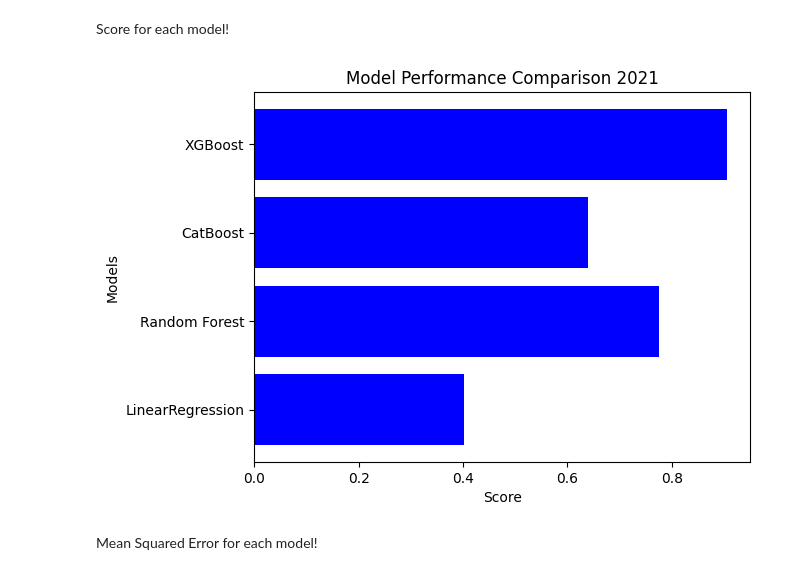
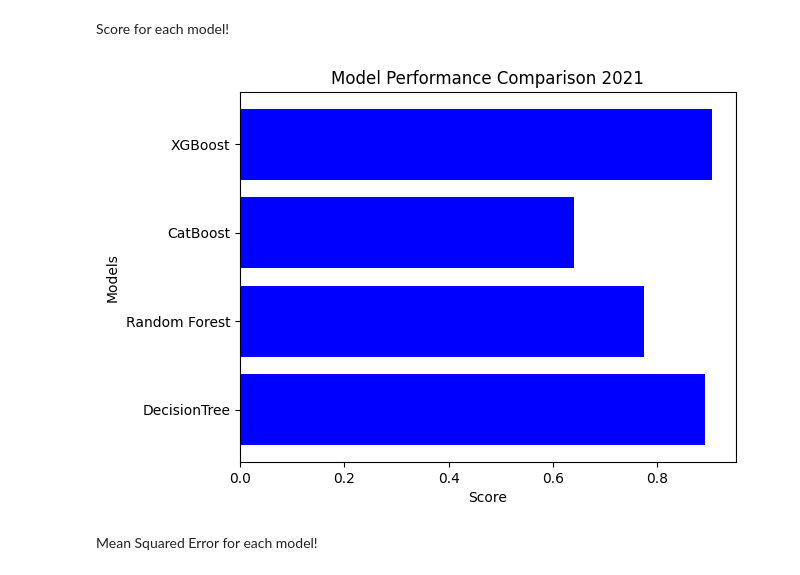
Before and after one commit to MGASALUCAS/TotoAfyaMbeya, a Jupyter notebook: Machine Learning Modeling - 2021.ipynb, the cells around one changed output. Saved outputs shown, nothing was run; the diff lists cells and outputs as text; code cells hidden in the pictures.

```diff
--- a/Machine Learning Modeling - 2021.ipynb
+++ b/Machine Learning Modeling - 2021.ipynb
@@ -426,24 +358,24 @@ Score for each model!
 # %%
 import matplotlib.pyplot as plt
 import numpy as np
 
 # define the model names and their corresponding scores
-model_names = ['LinearRegression', 'Random Forest', 'CatBoost', 'XGBoost']
-model_scores = [ScoreLinearRegresion, ScoreRandomForest, abs(ScoreCatboost), ScoreXGboost]
+model_names = ['DecisionTree', 'Random Forest', 'CatBoost', 'XGBoost']
+model_scores = [ScoreDecision, ScoreRandomForest, abs(ScoreCatboost), ScoreXGboost]
 
 # create a horiontal bar plot to compare the model scores
 plt.barh(model_names, model_scores, color='blue')
 
 # set the chart title and axis labels
 plt.title('Model Performance Comparison 2021')
 plt.xlabel('Score')
 plt.ylabel('Models')
 
 
 # display the plot
 plt.show()
 # %% [output]
-[figure, old version]
+[figure, new version]
 # %% [markdown]
 Mean Squared Error for each model!
 # %%
```
Also changed, not shown: parts of 12 cells of this notebook.
